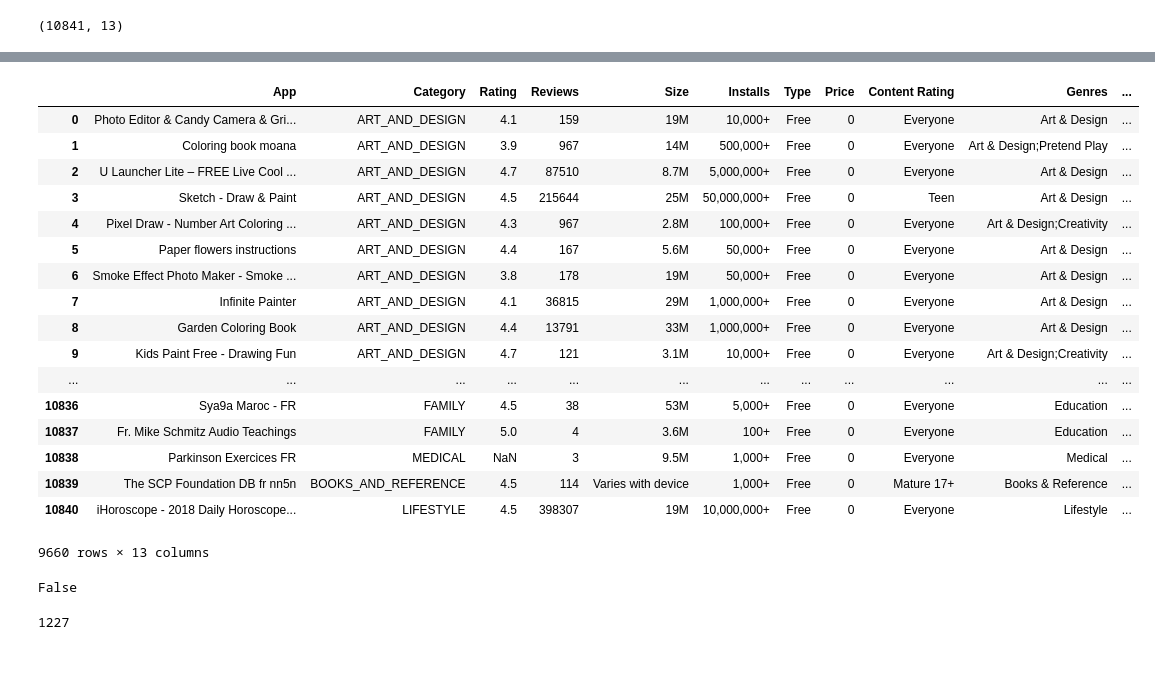
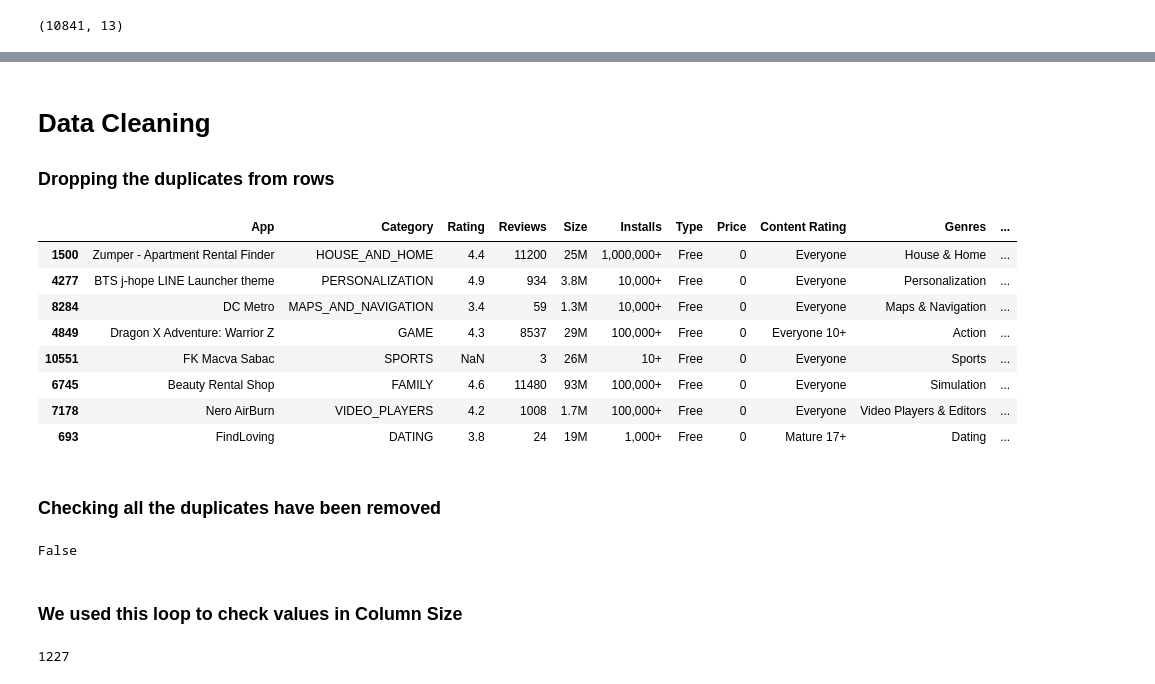
Before and after one commit to AmrAbuelfadl/DE-Project, a Jupyter notebook: DE-Project.ipynb, the cells around one changed output, grey strips where cells are left out. Saved outputs shown, nothing was run; the diff lists cells and outputs as text; code cells hidden in the pictures.

```diff
--- a/DE-Project.ipynb
+++ b/DE-Project.ipynb
@@ -45,32 +49,28 @@ Applications.shape
+# %% [markdown]
+# Data Cleaning
+
+### Dropping the duplicates from rows
 # %%
-# Removing duplicates from rows
 Applications = Applications.drop_duplicates(subset ="App")
-
-Applications
+Applications.sample(8)
 # %% [output]
 |  | App | Category | Rating | Reviews | Size | Installs | Type | Price | Content Rating | Genres | ... |
-| 0 | Photo Editor & Candy Camera & Gri... | ART_AND_DESIGN | 4.1 | 159 | 19M | 10,000+ | Free | 0 | Everyone | Art & Design | ... |
-| 1 | Coloring book moana | ART_AND_DESIGN | 3.9 | 967 | 14M | 500,000+ | Free | 0 | Everyone | Art & Design;Pretend Play | ... |
-| 2 | U Launcher Lite – FREE Live Cool ... | ART_AND_DESIGN | 4.7 | 87510 | 8.7M | 5,000,000+ | Free | 0 | Everyone | Art & Design | ... |
-| 3 | Sketch - Draw & Paint | ART_AND_DESIGN | 4.5 | 215644 | 25M | 50,000,000+ | Free | 0 | Teen | Art & Design | ... |
-| 4 | Pixel Draw - Number Art Coloring ... | ART_AND_DESIGN | 4.3 | 967 | 2.8M | 100,000+ | Free | 0 | Everyone | Art & Design;Creativity | ... |
-| 5 | Paper flowers instructions | ART_AND_DESIGN | 4.4 | 167 | 5.6M | 50,000+ | Free | 0 | Everyone | Art & Design | ... |
-| 6 | Smoke Effect Photo Maker - Smoke ... | ART_AND_DESIGN | 3.8 | 178 | 19M | 50,000+ | Free | 0 | Everyone | Art & Design | ... |
-| 7 | Infinite Painter | ART_AND_DESIGN | 4.1 | 36815 | 29M | 1,000,000+ | Free | 0 | Everyone | Art & Design | ... |
-| 8 | Garden Coloring Book | ART_AND_DESIGN | 4.4 | 13791 | 33M | 1,000,000+ | Free | 0 | Everyone | Art & Design | ... |
-| 9 | Kids Paint Free - Drawing Fun | ART_AND_DESIGN | 4.7 | 121 | 3.1M | 10,000+ | Free | 0 | Everyone | Art & Design;Creativity | ... |
-| ... | ... | ... | ... | ... | ... | ... | ... | ... | ... | ... | ... |
-| 10836 | Sya9a Maroc - FR | FAMILY | 4.5 | 38 | 53M | 5,000+ | Free | 0 | Everyone | Education | ... |
-| 10837 | Fr. Mike Schmitz Audio Teachings | FAMILY | 5.0 | 4 | 3.6M | 100+ | Free | 0 | Everyone | Education | ... |
-| 10838 | Parkinson Exercices FR | MEDICAL | NaN | 3 | 9.5M | 1,000+ | Free | 0 | Everyone | Medical | ... |
-| 10839 | The SCP Foundation DB fr nn5n | BOOKS_AND_REFERENCE | 4.5 | 114 | Varies with device | 1,000+ | Free | 0 | Mature 17+ | Books & Reference | ... |
-| 10840 | iHoroscope - 2018 Daily Horoscope... | LIFESTYLE | 4.5 | 398307 | 19M | 10,000,000+ | Free | 0 | Everyone | Lifestyle | ... |
+| 1500 | Zumper - Apartment Rental Finder | HOUSE_AND_HOME | 4.4 | 11200 | 25M | 1,000,000+ | Free | 0 | Everyone | House & Home | ... |
+| 4277 | BTS j-hope LINE Launcher theme | PERSONALIZATION | 4.9 | 934 | 3.8M | 10,000+ | Free | 0 | Everyone | Personalization | ... |
+| 8284 | DC Metro | MAPS_AND_NAVIGATION | 3.4 | 59 | 1.3M | 10,000+ | Free | 0 | Everyone | Maps & Navigation | ... |
+| 4849 | Dragon X Adventure: Warrior Z | GAME | 4.3 | 8537 | 29M | 100,000+ | Free | 0 | Everyone 10+ | Action | ... |
+| 10551 | FK Macva Sabac | SPORTS | NaN | 3 | 26M | 10+ | Free | 0 | Everyone | Sports | ... |
+| 6745 | Beauty Rental Shop | FAMILY | 4.6 | 11480 | 93M | 100,000+ | Free | 0 | Everyone | Simulation | ... |
+| 7178 | Nero AirBurn | VIDEO_PLAYERS | 4.2 | 1008 | 1.7M | 100,000+ | Free | 0 | Everyone | Video Players & Editors | ... |
+| 693 | FindLoving | DATING | 3.8 | 24 | 19M | 1,000+ | Free | 0 | Mature 17+ | Dating | ... |
-9660 rows × 13 columns
-# %%
-# Checking all the duplicates have been removed
-Applications.duplicated(subset = "App").any()
-# %% [output]
-False
+# %% [markdown]
+### Checking all the duplicates have been removed
+# %%
+Applications.duplicated(subset = "App").any()
+# %% [output]
+False
+# %% [markdown]
+### We used this loop to check values in Column Size
 # %%
 c = 0
 for row in range(Applications.shape[0]):
```
Also changed, not shown: parts of 108 cells of this notebook, 10 other files.
